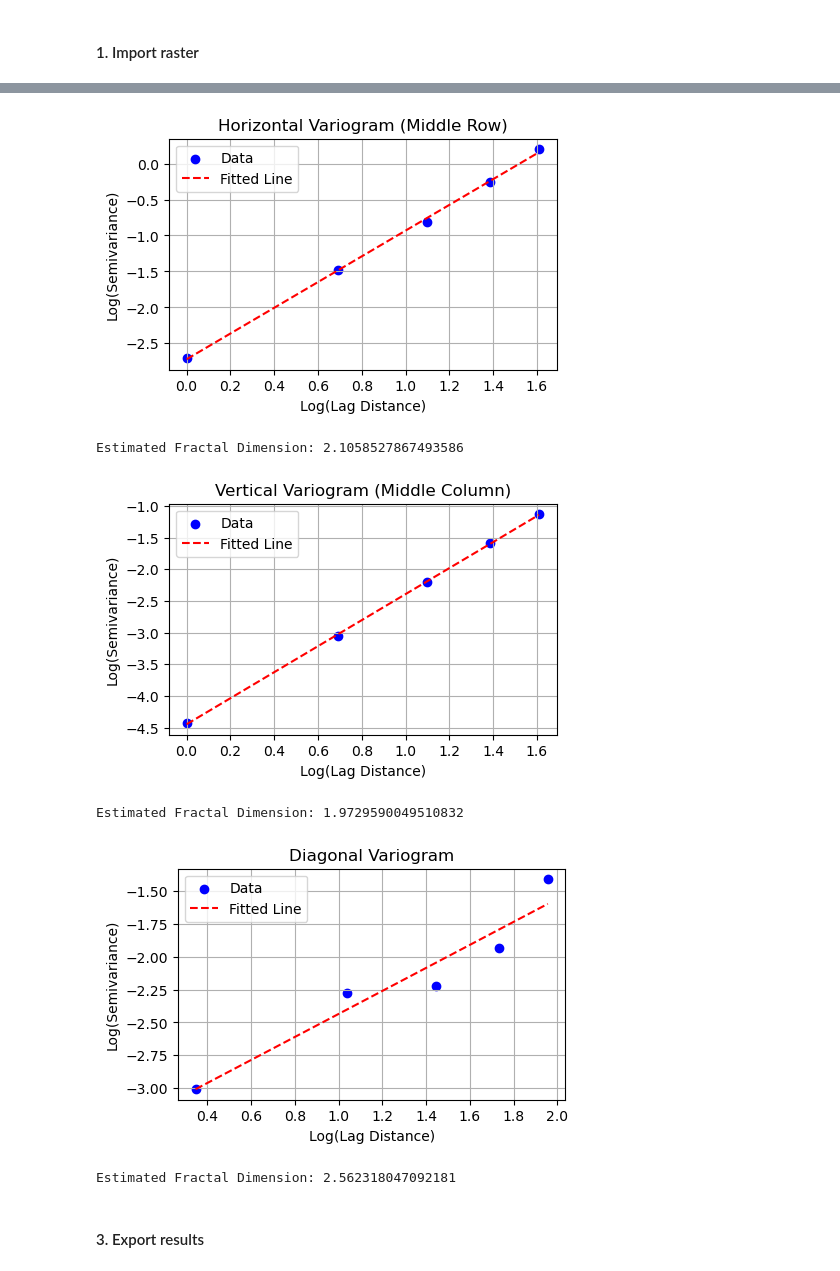
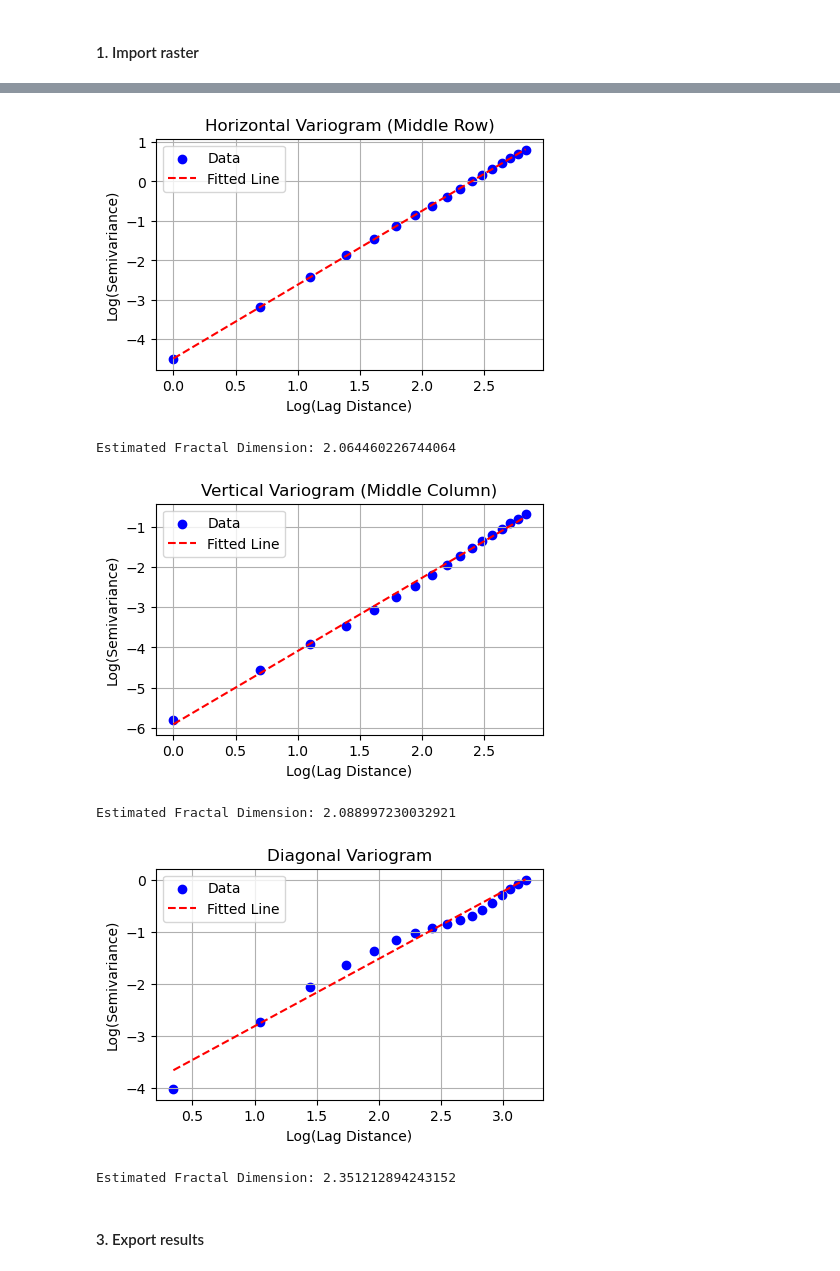
Before and after one commit to GeoLarryLai/pyTopoComplexity, a Jupyter notebook: example/pyfracd_example.ipynb, the cells around one changed output, grey strips where cells are left out. Drawn from its saved outputs; the diff is of its cells as text; code cells hidden in the pictures.

```diff
--- a/example/pyfracd_example.ipynb
+++ b/example/pyfracd_example.ipynb
@@ -73,5 +73,5 @@ import os
 
 base_dir = os.getcwd()  # Change the directory of base folder as needed
 base_dir = os.path.join(base_dir, 'ExampleDEM')
-input_file = 'Ososlid2014_f_6ftgrid.tif'
+input_file = 'Ososlid2014_f_3ftgrid.tif'
 input_dir = os.path.join(base_dir, input_file)
@@ -91,7 +85,7 @@ When using pyfracd, it's a good idea to try different values for "npas" to see w
 from pytopocomplexity import pyfracd
 
 # Create pyfracd instance
-fa = pyfracd(window_size=5, chunk_processing=True, chunksize=(512, 512))
+fa = pyfracd(window_size=17, chunk_processing=True, chunksize=(512, 512))
 
 # Run the analysis using pyfrad modeul (with variogram plotting function on)
 Z, fd_result, se_result, r2_result, meta, window_m = fa.analyze(input_dir, variograms=True)
@@ -105,9 +99,9 @@ R2 MAX : 0.9999978542327881
-[figure, old version]
+[figure, new version]
-Estimated Fractal Dimension: 2.1058527867493586
+Estimated Fractal Dimension: 2.064460226744064
-[figure, old version]
+[figure, new version]
-Estimated Fractal Dimension: 1.9729590049510832
+Estimated Fractal Dimension: 2.088997230032921
-[figure, old version]
+[figure, new version]
-Estimated Fractal Dimension: 2.562318047092181
+Estimated Fractal Dimension: 2.351212894243152
 # %% [markdown]
 #### 3. Export results
 # %%
```
Also changed, not shown: parts of 5 cells of this notebook, 2 other files.
